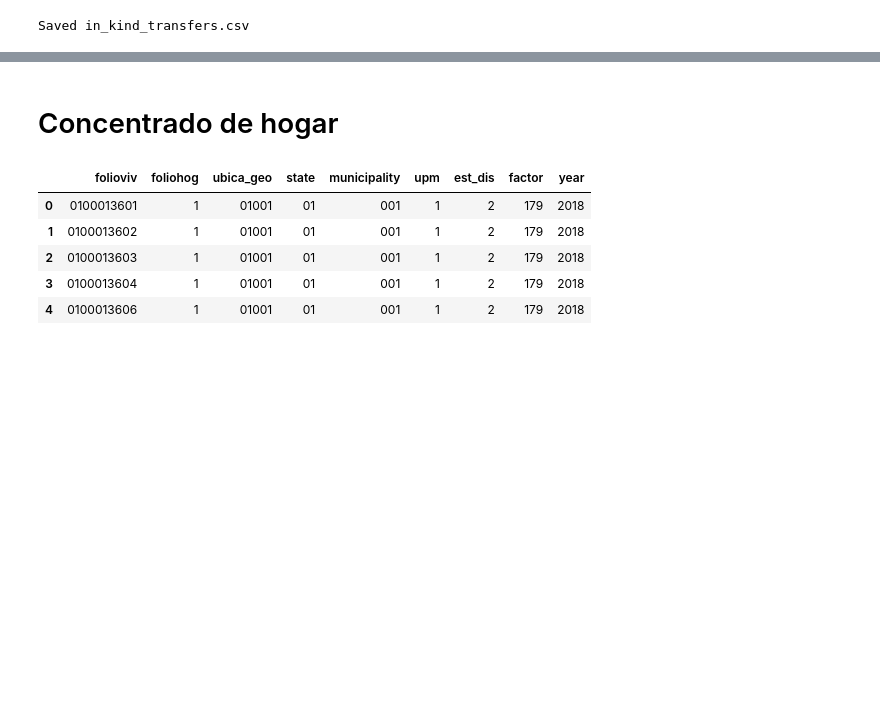
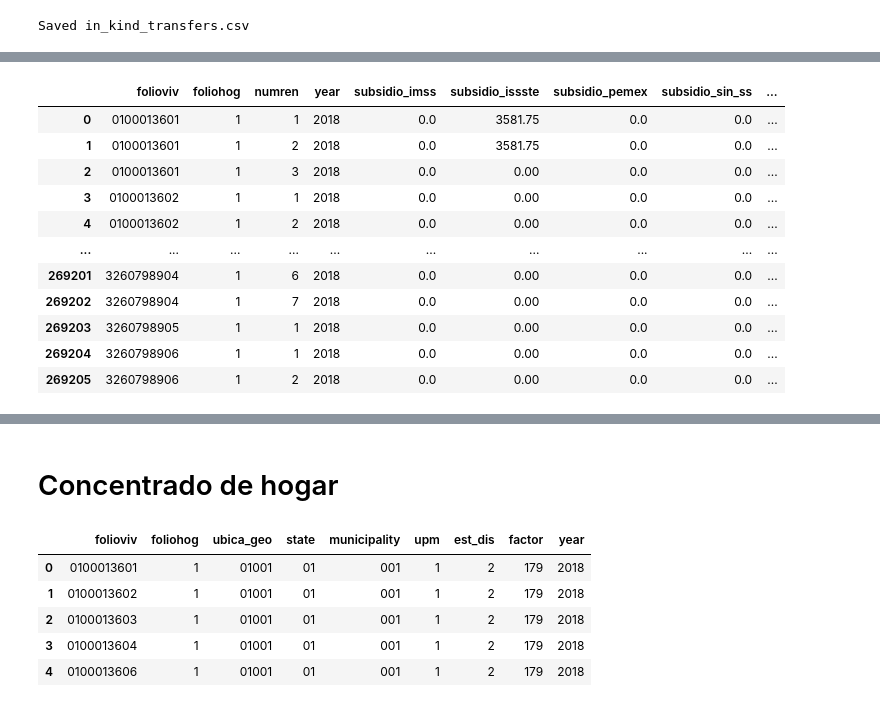
Before and after one commit to JesusSanchezM/3.-Mapping-the-Fiscal-Burden, a Jupyter notebook: fiscal_incidence_project/notebooks/02_post_fiscal_final_income.ipynb, the cells around one changed output, grey strips where cells are left out. Drawn from its saved outputs; the diff is of its cells as text; code cells hidden in the pictures; blank space fills up the shorter version.

```diff
--- a/fiscal_incidence_project/notebooks/02_post_fiscal_final_income.ipynb
+++ b/fiscal_incidence_project/notebooks/02_post_fiscal_final_income.ipynb
@@ -737,0 +675,87 @@ Saved in_kind_transfers.csv
+# %%
+# ==========================================================
+# Cargar base de gasto en salud
+# ==========================================================
+
+health = pd.read_excel(
+    PROCESSED_DIR / "health.xlsx",
+        dtype={
+        "CVE_ENT": str
+    }
+)
+
+health.head()
+
+
+health_2018 = (
+    health.loc[health["year"] == 2018]
+    .copy()
+)
+
+# ==========================================================
+# Extraer el estado
+# ==========================================================
+
+health_state_2018 = df_poblacion_2018.copy()
+
+health_state_2018["state"] = (
+    health_state_2018["folioviv"]
+    .astype(str)
+    .str[:2]
+    .astype(int)
+)
+
+# ==========================================================
+# Merge
+# ==========================================================
+
+health_state_2018 = health_state_2018.merge(
+    health_2018[
+        ["state", "SIN SS", "IMSS", "ISSSTE", "PEMEX"]
+    ],
+    on="state",
+    how="left"
+)
+
+# ==========================================================
+# Imputar subsidios
+# ==========================================================
+
+health_state_2018["subsidio_imss"] = health_state_2018["IMSS"].where(health_state_2018["inst_1"] == "1", 0)
+
+health_state_2018["subsidio_issste"] = health_state_2018["ISSSTE"].where(health_state_2018["inst_2"] == "2", 0)
+
+health_state_2018["subsidio_pemex"] = health_state_2018["PEMEX"].where(health_state_2018["inst_4"] == "4", 0)
+
+health_state_2018["subsidio_sin_ss"] = health_state_2018["SIN SS"].where(health_state_2018["inst_5"] == "5", 0)
+
+# ==========================================================
+# Suma final
+# ==========================================================
+
+health_state_2018["subsidio_salud"] = (
+    health_state_2018["subsidio_imss"]
+    + health_state_2018["subsidio_issste"]
+    + health_state_2018["subsidio_pemex"]
+    + health_state_2018["subsidio_sin_ss"]
+)
+
+health_state_2018["year"] = 2018
+
+health_state_2018 = health_state_2018[["folioviv", "foliohog", "numren", "year",
+                    "subsidio_imss",	"subsidio_issste", "subsidio_pemex", "subsidio_sin_ss", "subsidio_salud"]]
+
+health_state_2018
+# %% [output]
+|  | folioviv | foliohog | numren | year | subsidio_imss | subsidio_issste | subsidio_pemex | subsidio_sin_ss | ... |
+| 0 | 0100013601 | 1 | 1 | 2018 | 0.0 | 3581.75 | 0.0 | 0.0 | ... |
+| 1 | 0100013601 | 1 | 2 | 2018 | 0.0 | 3581.75 | 0.0 | 0.0 | ... |
+| 2 | 0100013601 | 1 | 3 | 2018 | 0.0 | 0.00 | 0.0 | 0.0 | ... |
+| 3 | 0100013602 | 1 | 1 | 2018 | 0.0 | 0.00 | 0.0 | 0.0 | ... |
+| 4 | 0100013602 | 1 | 2 | 2018 | 0.0 | 0.00 | 0.0 | 0.0 | ... |
+| ... | ... | ... | ... | ... | ... | ... | ... | ... | ... |
+| 269201 | 3260798904 | 1 | 6 | 2018 | 0.0 | 0.00 | 0.0 | 0.0 | ... |
+| 269202 | 3260798904 | 1 | 7 | 2018 | 0.0 | 0.00 | 0.0 | 0.0 | ... |
+| 269203 | 3260798905 | 1 | 1 | 2018 | 0.0 | 0.00 | 0.0 | 0.0 | ... |
+| 269204 | 3260798906 | 1 | 1 | 2018 | 0.0 | 0.00 | 0.0 | 0.0 | ... |
+| 269205 | 3260798906 | 1 | 2 | 2018 | 0.0 | 0.00 | 0.0 | 0.0 | ... |
```
Also changed, not shown: parts of 11 cells of this notebook, 4 other files.
